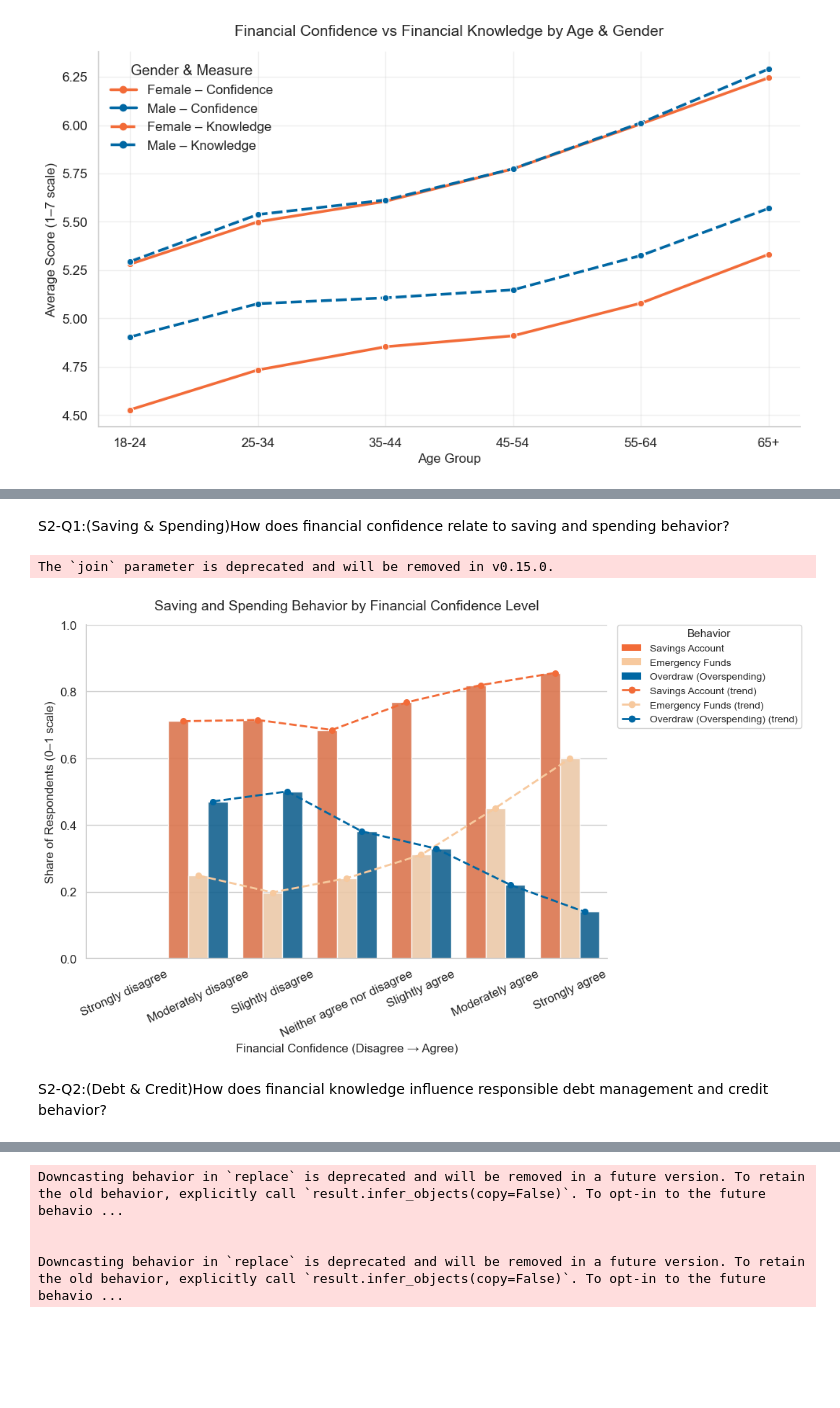
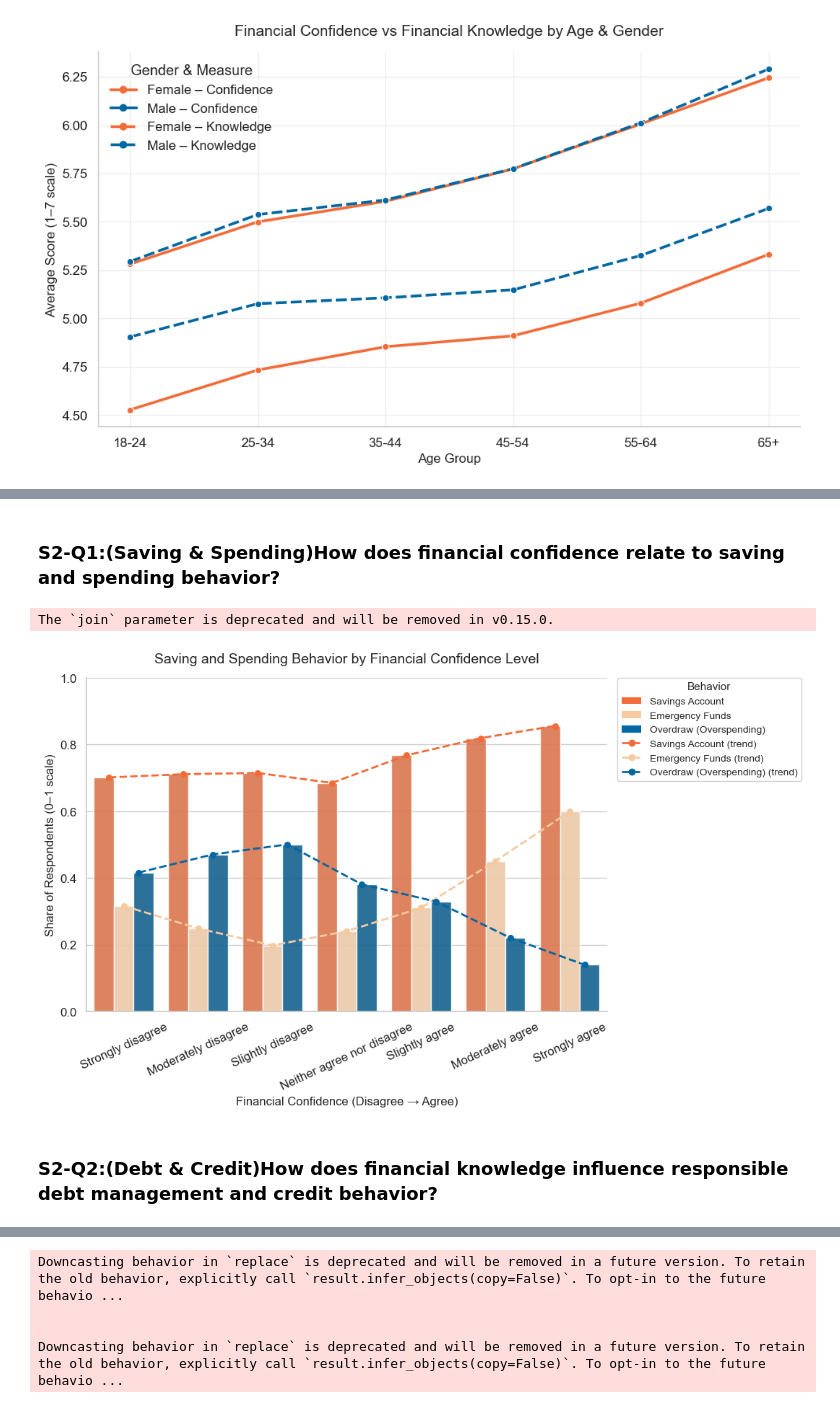
Before and after one commit to Fasty8/ba780-fall25-a08, a Jupyter notebook: FINRA National Financial Capability Study/yinyue_Visualizations.ipynb, the cells around one changed output, grey strips where cells are left out. Drawn from its saved outputs; the diff is of its cells as text; code cells hidden in the pictures; blank space fills up the shorter version.

```diff
--- a/FINRA National Financial Capability Study/yinyue_Visualizations.ipynb
+++ b/FINRA National Financial Capability Study/yinyue_Visualizations.ipynb
@@ -423,26 +406,45 @@ plt.show()
 # %% [markdown]
-S2-Q1:(Saving & Spending)How does financial confidence relate to saving and spending behavior?
+### S2-Q1:(Saving & Spending)How does financial confidence relate to saving and spending behavior?
 # %%
-# --- Step 1: Prepare clean subset (use original Likert labels on X) ---
-save_df = df.dropna(subset=["Financial Confidence",
-                            "Savings Account", "Emergency Funds", "Overdraw"]).copy()
+# --- Step 1: Prepare clean subset (keep rows with key variables present) ---
+save_df = df.copy()
+
+# Fix typo in Likert responses and clean whitespace
+save_df["Financial Confidence"] = (
+    save_df["Financial Confidence"]
+    .replace({"Strongerly disagree": "Strongly disagree"})
+    .astype(str).str.strip()
+)
 
 # --- Step 2: Normalize binary behavior columns to 0/1 safely ---
+# Handles "Yes/No", "Y/N", "True/False", 1/0, etc.
+bin_map = {
+    "yes": 1, "y": 1, "true": 1, "1": 1, 1: 1, True: 1,
+    "no": 0,  "n": 0, "false": 0, "0": 0, 0: 0, False: 0
+}
+
 for col in ["Savings Account", "Emergency Funds", "Overdraw"]:
     save_df[col] = (
         save_df[col]
-          .replace({"Yes": 1, "No": 0, "Y": 1, "N": 0})
-          .where(save_df[col].isin(["Yes", "No", "Y", "N", 1, 0]))
+        .astype(str).str.strip().str.lower()
+        .map(bin_map)
+        .astype(float)
     )
-save_df = save_df.dropna(subset=["Savings Account", "Emergency Funds", "Overdraw"]).copy()
+
+# Drop rows missing any key values
+save_df = save_df.dropna(subset=["Financial Confidence", "Savings Account", "Emergency Funds", "Overdraw"])
 
 # --- Step 3: Set Likert order for the X axis (Disagree → Agree) ---
 conf_order = [
     "Strongly disagree", "Moderately disagree", "Slightly disagree",
     "Neither agree nor disagree", "Slightly agree", "Moderately agree", "Strongly agree"
 ]
-save_df["Financial Confidence"] = pd.Categorical(save_df["Financial Confidence"],
-                                                 categories=conf_order, ordered=True)
+# Remove any responses not in our defined Likert scale
+save_df = save_df[save_df["Financial Confidence"].isin(conf_order)].copy()
+
+save_df["Financial Confidence"] = pd.Categorical(
+    save_df["Financial Confidence"], categories=conf_order, ordered=True
+)
 
 # --- Step 4: Aggregate mean shares by confidence level ---
 save_summary = (
@@ -451,7 +453,7 @@ save_summary = (
     ].mean().reindex(conf_order).reset_index()
 )
 
-# --- Step 5: Long-form for plotting + aesthetics ---
+# --- Step 5: Melt into long format for seaborn plotting ---
 behavior_bars = ["Savings Account", "Emergency Funds", "Overdraw"]
 color_map = {
     "Savings Account": "#F26B38",
@@ -465,11 +467,10 @@ long_df = save_summary.melt(
     var_name="Behavior",
     value_name="Share"
 )
-# Rename for clearer legend label
 long_df["Behavior"] = long_df["Behavior"].replace({"Overdraw": "Overdraw (Overspending)"})
 behavior_order_disp = ["Savings Account", "Emergency Funds", "Overdraw (Overspending)"]
 
-# --- Step 6: Plot grouped bars (no auto legend) ---
+# --- Step 6: Plot grouped bars ---
 sns.set_style("whitegrid")
 fig, ax = plt.subplots(figsize=(11, 6))
 
@@ -486,7 +487,7 @@ sns.barplot(
     ax=ax
 )
 
-# --- Step 7: Add trend lines aligned to bars (pointplot with dodge, no legend) ---
+# --- Step 7: Add trend lines ---
 sns.pointplot(
     data=long_df,
     x="Financial Confidence",
@@ -501,44 +502,44 @@ sns.pointplot(
     errorbar=None,
     linewidth=2,
     legend=False,
     zorder=5,
     ax=ax
 )
 
-# --- Step 8: Fixed legend OUTSIDE on the right ---
+# --- Step 8: Custom legend on the right ---
 from matplotlib.patches import Patch
 from matplotlib.lines import Line2D
 
 handles = [
     Patch(facecolor=color_map["Savings Account"], edgecolor="none", label="Savings Account"),
     Patch(facecolor=color_map["Emergency Funds"], edgecolor="none", label="Emergency Funds"),
     Patch(facecolor=color_map["Overdraw (Overspending)"], edgecolor="none", label="Overdraw (Overspending)"),
-    Line2D([0],[0], color=color_map["Savings Account"], lw=2, linestyle="--", marker="o", label="Savings Account (trend)"),
-    Line2D([0],[0], color=color_map["Emergency Funds"], lw=2, linestyle="--", marker="o", label="Emergency Funds (trend)"),
-    Line2D([0],[0], color=color_map["Overdraw (Overspending)"], lw=2, linestyle="--", marker="o",
-           label="Overdraw (Overspending) (trend)")
+    Line2D([0], [0], color=color_map["Savings Account"], lw=2, linestyle="--", marker="o", label="Savings Account (trend)"),
+    Line2D([0], [0], color=color_map["Emergency Funds"], lw=2, linestyle="--", marker="o", label="Emergency Funds (trend)"),
+    Line2D([0], [0], color=color_map["Overdraw (Overspending)"], lw=2, linestyle="--", marker="o", label="Overdraw (Overspending) (trend)")
 ]
+
 ax.legend(
     handles=handles, title="Behavior",
-    loc="upper left", bbox_to_anchor=(1.02, 1.00),  # outside right
+    loc="upper left", bbox_to_anchor=(1.02, 1.00),
     borderaxespad=0., frameon=True, facecolor="white", framealpha=0.9,
     fontsize=10, title_fontsize=11, ncol=1
 )
-fig.subplots_adjust(right=0.78)  # leave room for legend
+fig.subplots_adjust(right=0.78)
 
-# --- Step 9: Final polish ---
+# --- Step 9: Final formatting ---
 ax.set_title("Saving and Spending Behavior by Financial Confidence Level", fontsize=14, pad=15)
 ax.set_xlabel("Financial Confidence (Disagree → Agree)", fontsize=12)
 ax.set_ylabel("Share of Respondents (0–1 scale)", fontsize=12)
 ax.set_ylim(0, 1)
 ax.tick_params(axis="x", rotation=25)
 sns.despine()
 plt.show()
 # %% [output]
 The `join` parameter is deprecated and will be removed in v0.15.0.
-[figure, old version]
+[figure, new version]
 # %% [markdown]
-S2-Q2:(Debt & Credit)How does financial knowledge influence responsible debt management and credit behavior?
+### S2-Q2:(Debt & Credit)How does financial knowledge influence responsible debt management and credit behavior?
 # %%
 # --- Step 1: Clean & keep needed columns ---
 use_cols = ["Financial Knowledge", "Number of Credit Cards"]
```
Also changed, not shown: parts of 31 cells of this notebook.
